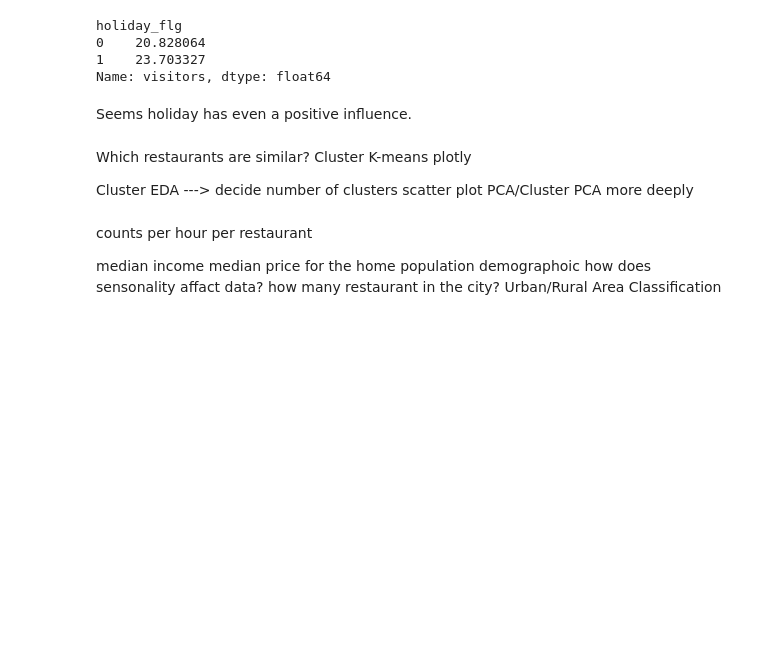
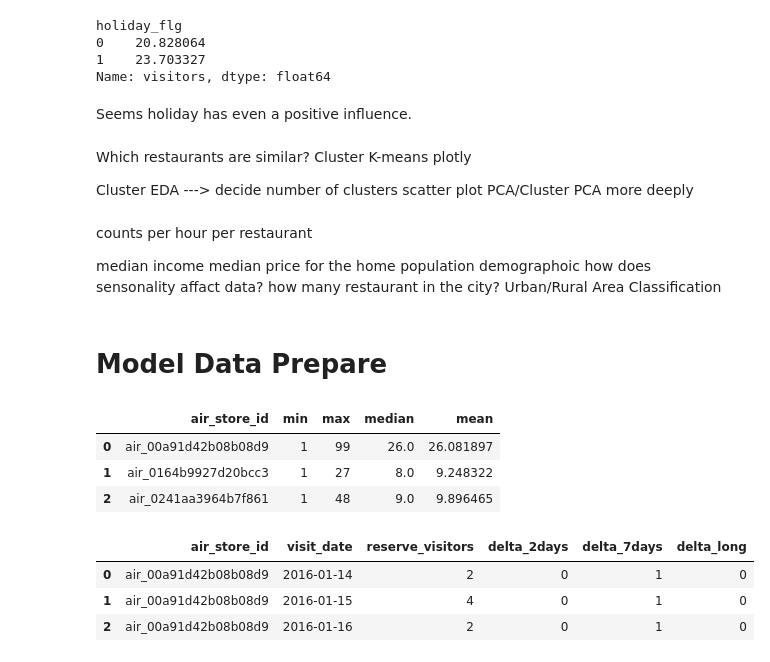
Before and after one commit to yiqingyang75/Kaggle-Restaurant-Visitor-Forecasting, a Jupyter notebook: py/Recruit Restaurant Visitor Forecasting.ipynb, the cells around one changed output. Saved outputs shown, nothing was run; the diff lists cells and outputs as text; code cells hidden in the pictures; blank space fills up the shorter version.

Commit message:
fist lm model

```diff
--- a/py/Recruit Restaurant Visitor Forecasting.ipynb
+++ b/py/Recruit Restaurant Visitor Forecasting.ipynb
@@ -255,3 +267,22 @@ demographoic
 how does sensonality affact data?
 how many restaurant in the city?
 Urban/Rural Area Classification
+# %% [markdown]
+# Model Data Prepare
+# %%
+visit_by_store = train.groupby(["air_store_id"])["visitors"].aggregate([min,max,np.median,np.mean]).reset_index()
+visit_by_store.head(3)
+
+reserve_by_date = total_reserve.groupby(["store_id","date"]).sum().reset_index()
+reserve_by_date = reserve_by_date.rename(columns = {'store_id':'air_store_id','date':'visit_date'})
+reserve_by_date["visit_date"] = pd.to_datetime(reserve_by_date["visit_date"])
+reserve_by_date.head(3)
+# %% [output]
+|  | air_store_id | min | max | median | mean |
+| 0 | air_00a91d42b08b08d9 | 1 | 99 | 26.0 | 26.081897 |
+| 1 | air_0164b9927d20bcc3 | 1 | 27 | 8.0 | 9.248322 |
+| 2 | air_0241aa3964b7f861 | 1 | 48 | 9.0 | 9.896465 |
+|  | air_store_id | visit_date | reserve_visitors | delta_2days | delta_7days | delta_long |
+| 0 | air_00a91d42b08b08d9 | 2016-01-14 | 2 | 0 | 1 | 0 |
+| 1 | air_00a91d42b08b08d9 | 2016-01-15 | 4 | 0 | 1 | 0 |
+| 2 | air_00a91d42b08b08d9 | 2016-01-16 | 2 | 0 | 1 | 0 |
```
Also changed, not shown: parts of 17 cells of this notebook, 1 other file.
